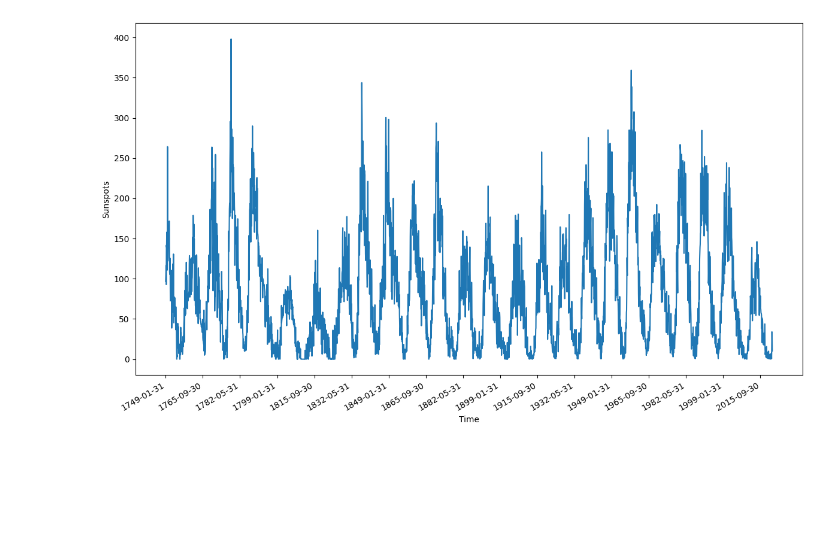
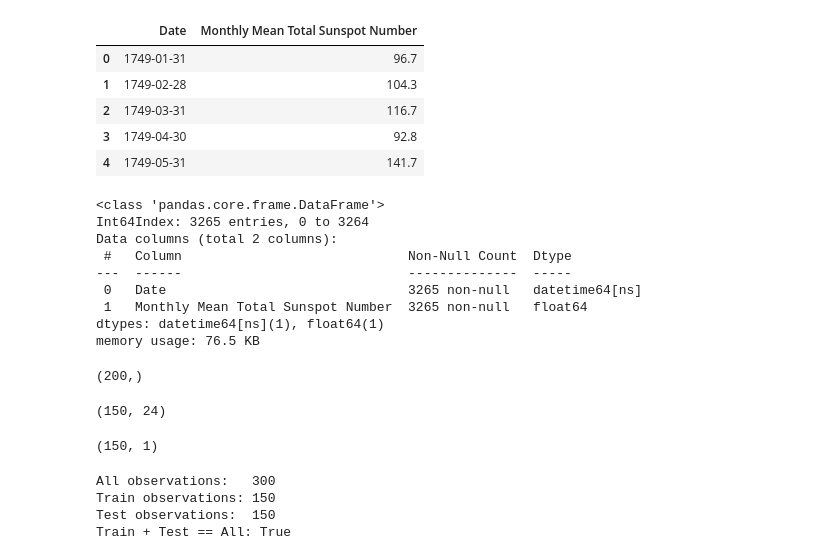
Before and after one commit to Wotaker/timeseries-models, a Jupyter notebook: models/XGB/xgb.ipynb, the cells around one changed output. Saved outputs shown, nothing was run; the diff lists cells and outputs as text; code cells hidden in the pictures; blank space fills up the shorter version.

```diff
--- a/models/XGB/xgb.ipynb
+++ b/models/XGB/xgb.ipynb
@@ -26,14 +14,27 @@ sunspots.head(10)
-# %%
-def plot_sunspots(data: pd.DataFrame):
-
-    fig, ax = plt.subplots(figsize=(12, 7))
-    ax.plot(data[DATE_COL], data[SUNSPOTS_COL])
-    ax.set_xticks(sunspots[DATE_COL][0::200])
-    ax.set_xlabel('Time')
-    ax.set_ylabel('Sunspots')
-    fig.autofmt_xdate()
-    plt.tight_layout()
-
-plot_sunspots(sunspots)
-# %% [output]
-[figure, removed]
+# %%
+df = pd.read_csv("../../datasets/Sunspots.csv")
+
+df.drop(df.columns[0], axis=1, inplace=True)    # Drop index collumn
+df['Date'] = pd.to_datetime(df['Date'])         # Always format the date
+df = df.sort_values(['Date'])                   # Sort by date
+
+df.head()
+# %% [output]
+|  | Date | Monthly Mean Total Sunspot Number |
+| 0 | 1749-01-31 | 96.7 |
+| 1 | 1749-02-28 | 104.3 |
+| 2 | 1749-03-31 | 116.7 |
+| 3 | 1749-04-30 | 92.8 |
+| 4 | 1749-05-31 | 141.7 |
+# %%
+df.info()
+# %% [output]
+<class 'pandas.core.frame.DataFrame'>
+Int64Index: 3265 entries, 0 to 3264
+Data columns (total 2 columns):
+ #   Column                             Non-Null Count  Dtype
+---  ------                             --------------  -----
+ 0   Date                               3265 non-null   datetime64[ns]
+ 1   Monthly Mean Total Sunspot Number  3265 non-null   float64
+dtypes: datetime64[ns](1), float64(1)
+memory usage: 76.5 KB
@@ -39,0 +63,31 @@ plot_sunspots(sunspots)
+# %%
+df[TOTAL][:200].shape
+# %% [output]
+(200,)
+# %%
+sunspots_total = df[TOTAL][:300]
+
+all_obs = sunspots_total.shape[0]
+test_obs = int(np.round(0.5 * all_obs))
+
+train_x, train_y = split_sequence(
+    sequence=np.array(sunspots_total)[:-(test_obs - N_STEPS_IN)],
+    n_steps_in=N_STEPS_IN,
+    n_steps_out=N_STEPS_OUT
+)
+display(train_x.shape, train_y.shape)
+
+train_obs = train_x.shape[0]
+# %% [output]
+(150, 24)
+(150, 1)
+# %%
+print(f"All observations:   {all_obs}")
+print(f"Train observations: {train_obs}")
+print(f"Test observations:  {test_obs}")
+print(f"Train + Test == All: {train_obs + test_obs == all_obs}")
+# %% [output]
+All observations:   300
+Train observations: 150
+Test observations:  150
+Train + Test == All: True
```
Also changed, not shown: parts of 12 cells of this notebook, 1 other file.
